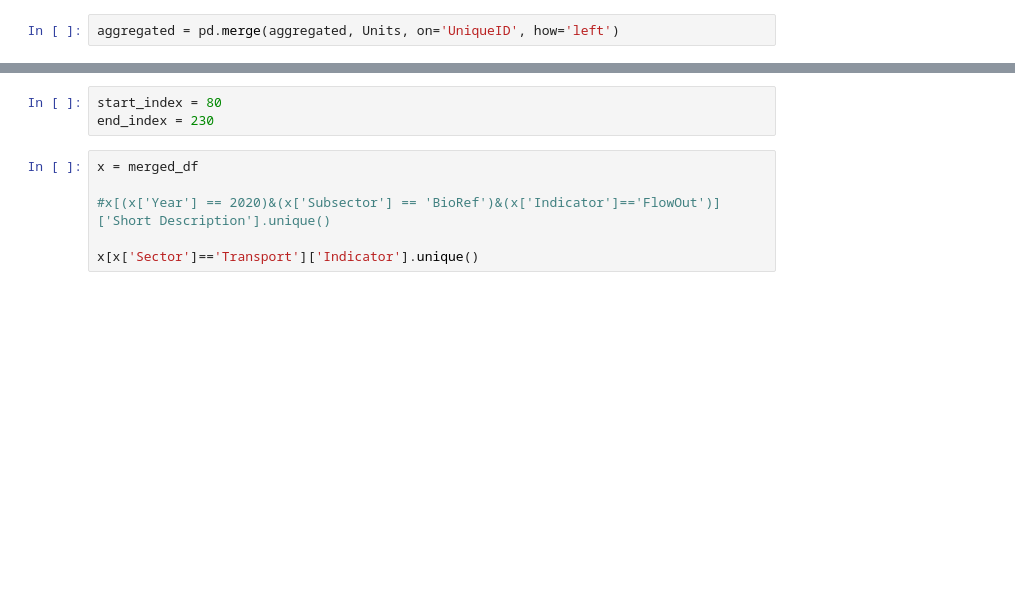
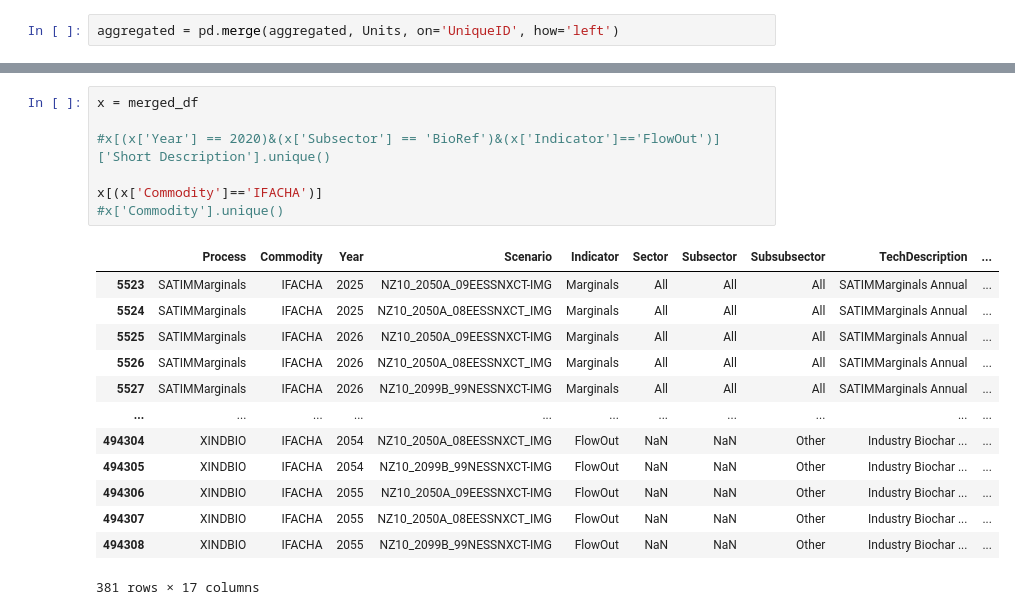
Before and after one commit to BryceMcCall/DDPTemplateAutomationV2, a Jupyter notebook: template_automator_units_cumulative.ipynb, the cells around one changed output, grey strips where cells are left out. Cells and saved outputs as stored; diff of their text form; blank space fills up the shorter version.

```diff
--- a/template_automator_units_cumulative.ipynb
+++ b/template_automator_units_cumulative.ipynb
@@ -347,9 +556,21 @@ print("Done")
-# %%
-start_index = 80
-end_index = 230
 # %%
 x = merged_df
 
 #x[(x['Year'] == 2020)&(x['Subsector'] == 'BioRef')&(x['Indicator']=='FlowOut')]['Short Description'].unique()
 
-x[x['Sector']=='Transport']['Indicator'].unique()
+x[(x['Commodity']=='IFACHA')]
+#x['Commodity'].unique()
+# %% [output]
+|  | Process | Commodity | Year | Scenario | Indicator | Sector | Subsector | Subsubsector | TechDescription | ... |
+| 5523 | SATIMMarginals | IFACHA | 2025 | NZ10_2050A_09EESSNXCT-IMG | Marginals | All | All | All | SATIMMarginals Annual | ... |
+| 5524 | SATIMMarginals | IFACHA | 2025 | NZ10_2050A_08EESSNXCT_IMG | Marginals | All | All | All | SATIMMarginals Annual | ... |
+| 5525 | SATIMMarginals | IFACHA | 2026 | NZ10_2050A_09EESSNXCT-IMG | Marginals | All | All | All | SATIMMarginals Annual | ... |
+| 5526 | SATIMMarginals | IFACHA | 2026 | NZ10_2050A_08EESSNXCT_IMG | Marginals | All | All | All | SATIMMarginals Annual | ... |
+| 5527 | SATIMMarginals | IFACHA | 2026 | NZ10_2099B_99NESSNXCT-IMG | Marginals | All | All | All | SATIMMarginals Annual | ... |
+| ... | ... | ... | ... | ... | ... | ... | ... | ... | ... | ... |
+| 494304 | XINDBIO | IFACHA | 2054 | NZ10_2050A_08EESSNXCT_IMG | FlowOut | NaN | NaN | Other | Industry Biochar ... | ... |
+| 494305 | XINDBIO | IFACHA | 2054 | NZ10_2099B_99NESSNXCT-IMG | FlowOut | NaN | NaN | Other | Industry Biochar ... | ... |
+| 494306 | XINDBIO | IFACHA | 2055 | NZ10_2050A_09EESSNXCT-IMG | FlowOut | NaN | NaN | Other | Industry Biochar ... | ... |
+| 494307 | XINDBIO | IFACHA | 2055 | NZ10_2050A_08EESSNXCT_IMG | FlowOut | NaN | NaN | Other | Industry Biochar ... | ... |
+| 494308 | XINDBIO | IFACHA | 2055 | NZ10_2099B_99NESSNXCT-IMG | FlowOut | NaN | NaN | Other | Industry Biochar ... | ... |
+381 rows × 17 columns
```
Also changed, not shown: parts of 26 cells of this notebook.
